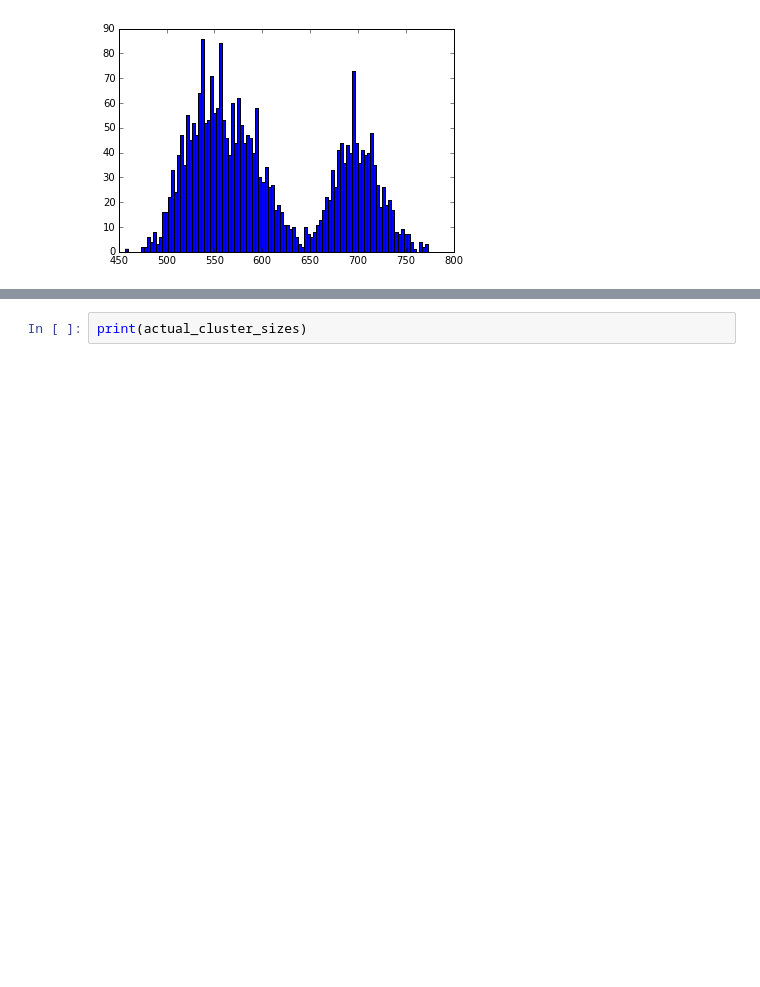
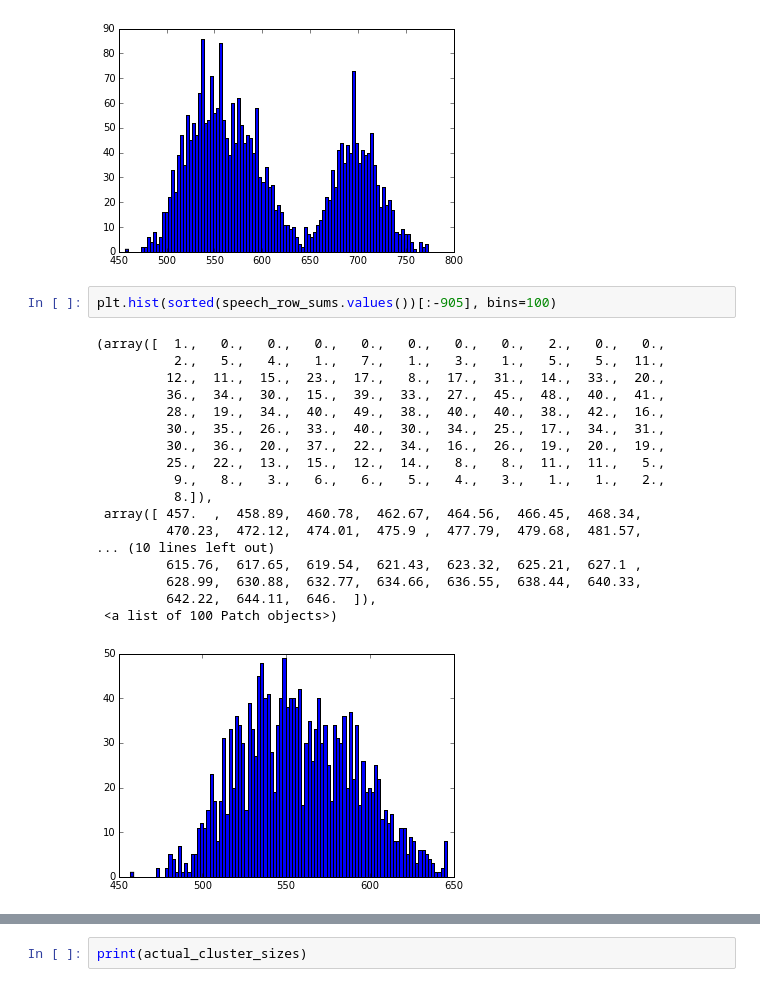
Before and after one commit to mzw4/jyupitertime, a Jupyter notebook: comp1/CS 5786 Comp 1 - JAC.ipynb, the cells around one changed output, grey strips where cells are left out. Drawn from its saved outputs; the diff is of its cells as text; blank space fills up the shorter version.

```diff
--- a/comp1/CS 5786 Comp 1 - JAC.ipynb
+++ b/comp1/CS 5786 Comp 1 - JAC.ipynb
@@ -3102,3 +3102,24 @@ plt.hist(speech_row_sums.values(), bins=100)
          766.68,  769.84,  773.  ]),
  <a list of 100 Patch objects>)
 [figure]
+# %%
+plt.hist(sorted(speech_row_sums.values())[:-905], bins=100)
+# %% [output]
+(array([  1.,   0.,   0.,   0.,   0.,   0.,   0.,   0.,   2.,   0.,   0.,
+          2.,   5.,   4.,   1.,   7.,   1.,   3.,   1.,   5.,   5.,  11.,
+         12.,  11.,  15.,  23.,  17.,   8.,  17.,  31.,  14.,  33.,  20.,
+         36.,  34.,  30.,  15.,  39.,  33.,  27.,  45.,  48.,  40.,  41.,
+         28.,  19.,  34.,  40.,  49.,  38.,  40.,  40.,  38.,  42.,  16.,
+         30.,  35.,  26.,  33.,  40.,  30.,  34.,  25.,  17.,  34.,  31.,
+         30.,  36.,  20.,  37.,  22.,  34.,  16.,  26.,  19.,  20.,  19.,
+         25.,  22.,  13.,  15.,  12.,  14.,   8.,   8.,  11.,  11.,   5.,
+          9.,   8.,   3.,   6.,   6.,   5.,   4.,   3.,   1.,   1.,   2.,
+          8.]),
+ array([ 457.  ,  458.89,  460.78,  462.67,  464.56,  466.45,  468.34,
+         470.23,  472.12,  474.01,  475.9 ,  477.79,  479.68,  481.57,
+... (10 lines left out)
+         615.76,  617.65,  619.54,  621.43,  623.32,  625.21,  627.1 ,
+         628.99,  630.88,  632.77,  634.66,  636.55,  638.44,  640.33,
+         642.22,  644.11,  646.  ]),
+ <a list of 100 Patch objects>)
+[figure, added]
```
Also changed, not shown: parts of 157 cells of this notebook.
